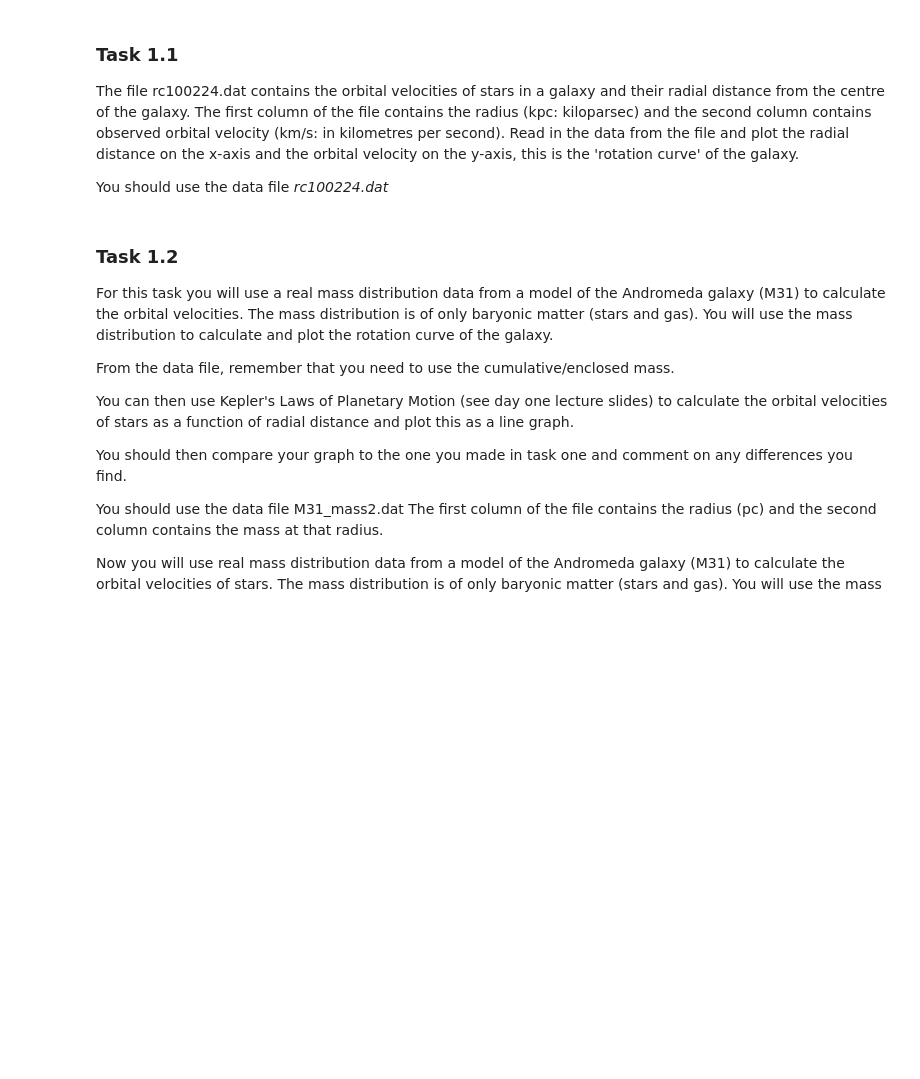
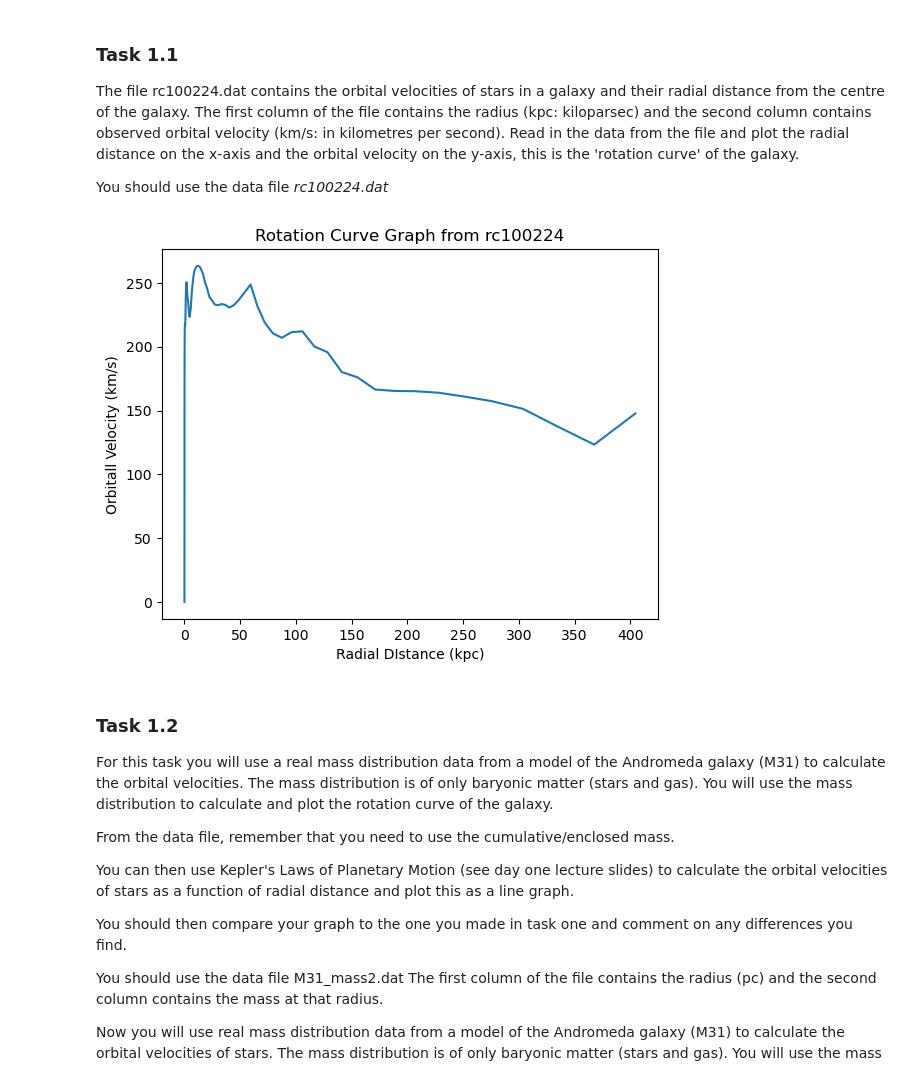
Before and after one commit to thanabodeewor/ThaiPASS2026, a Jupyter notebook: Galaxies/Galaxies_Notebook1.ipynb, the cells around one changed output. Drawn from its saved outputs; the diff is of its cells as text; code cells hidden in the pictures; blank space fills up the shorter version.

```diff
--- a/Galaxies/Galaxies_Notebook1.ipynb
+++ b/Galaxies/Galaxies_Notebook1.ipynb
@@ -17,3 +23,12 @@ You should use the data file *rc100224.dat*
+# %%
+df = np.loadtxt("rc100224.dat",skiprows=1)
+plt.plot(df[:,0],df[:,1])
+plt.xlabel("Radial DIstance (kpc)")
+plt.ylabel("Orbitall Velocity (km/s)")
+plt.title("Rotation Curve Graph from rc100224")
+plt.show()
+# %% [output]
+[figure, added]
 # %% [markdown]
 ### Task 1.2
 
```
Also changed, not shown: parts of 7 cells of this notebook.
